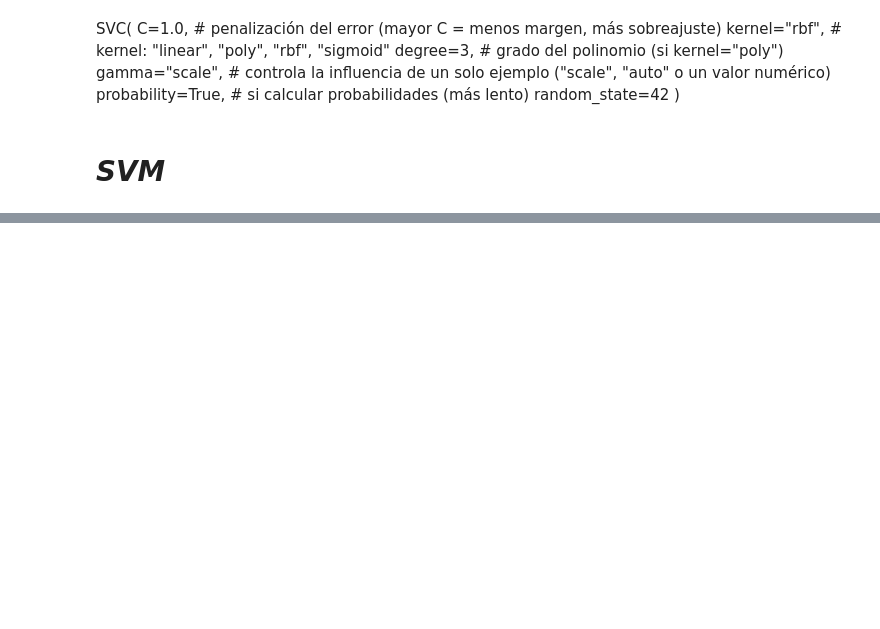
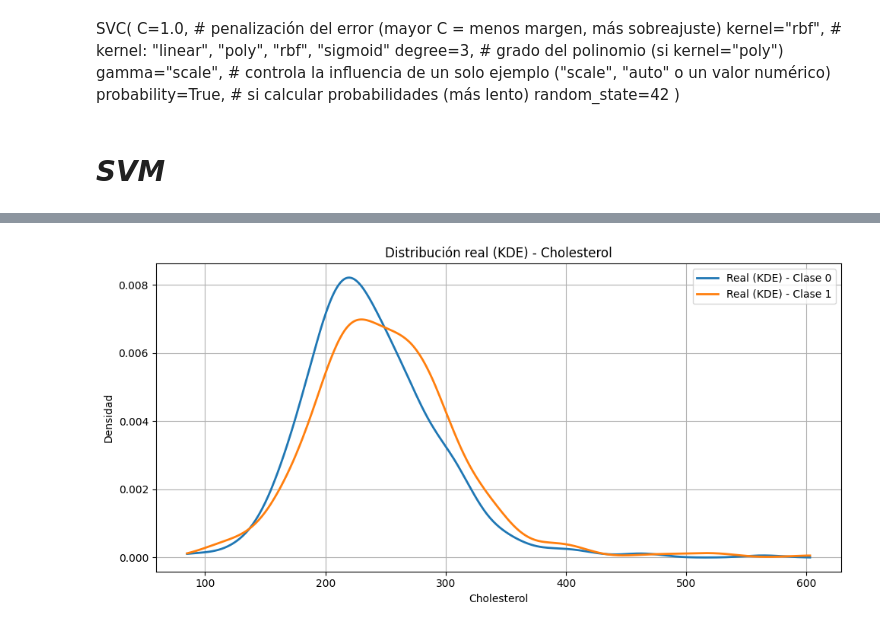
Before and after one commit to NicolasSeivane/Seivane_Nicolas_Proyecto_Integrador, a Jupyter notebook: heart/entrenar_modelos.ipynb, the cells around one changed output, grey strips where cells are left out. Saved outputs shown, nothing was run; the diff lists cells and outputs as text; code cells hidden in the pictures; blank space fills up the shorter version.

```diff
--- a/heart/entrenar_modelos.ipynb
+++ b/heart/entrenar_modelos.ipynb
@@ -1100,0 +1133,80 @@ with open("Random_Forest_resultados_Corazon_atributos.txt", "w") as f: # Added f
+# %%
+import numpy as np
+import matplotlib.pyplot as plt
+from scipy.stats import gaussian_kde
+
+# Variable a graficar
+feature_name = "Cholesterol"   # Cambia si querés otra
+feature_index = datos.columns.get_loc(feature_name)
+
+X_np = datos.to_numpy()
+y_np = datos[concepto].to_numpy()
+classes = np.unique(y_np)
+
+# Rango de valores
+x_vals = np.linspace(
+    X_np[:, feature_index].min(),
+    X_np[:, feature_index].max(),
+    400
+)
+
+plt.figure(figsize=(10, 5))
+
+for cls in classes:
+
+    real_data = X_np[y_np == cls, feature_index]
+
+    kde = gaussian_kde(real_data)
+    kde_vals = kde(x_vals)
+
+    plt.plot(
+        x_vals,
+        kde_vals,
+        linewidth=2,
+        label=f"Real (KDE) - Clase {cls}"
+    )
+
+plt.title(f"Distribución real (KDE) - {feature_name}")
+plt.xlabel(feature_name)
+plt.ylabel("Densidad")
+plt.legend()
+plt.grid(True)
+plt.tight_layout()
+plt.show()
+
+
+import numpy as np
+import matplotlib.pyplot as plt
+from scipy.stats import gaussian_kde
+
+feature_name = "RestingBP"
+feature_index = datos.columns.get_loc(feature_name)
+
+X_np = datos.to_numpy()
+y_np = datos[concepto].to_numpy()
+classes = np.unique(y_np)
+
+plt.figure(figsize=(10, 5))
+
+for cls in classes:
+
+    real_data = X_np[y_np == cls, feature_index]
+
+    # Histograma
+    plt.hist(
+        real_data,
+        bins=50,
+        density=True,
+        alpha=0.7,
+        label=f"Hist Clase {cls}"
+    )
+
+plt.title(f"Distribución real (Hist) - {feature_name}")
+plt.xlabel(feature_name)
+plt.ylabel("Densidad")
+plt.legend()
+plt.grid(True)
+plt.tight_layout()
+plt.show()
+# %% [output]
+[figure, added]
```
Also changed, not shown: parts of 16 cells of this notebook, 16 other files.
